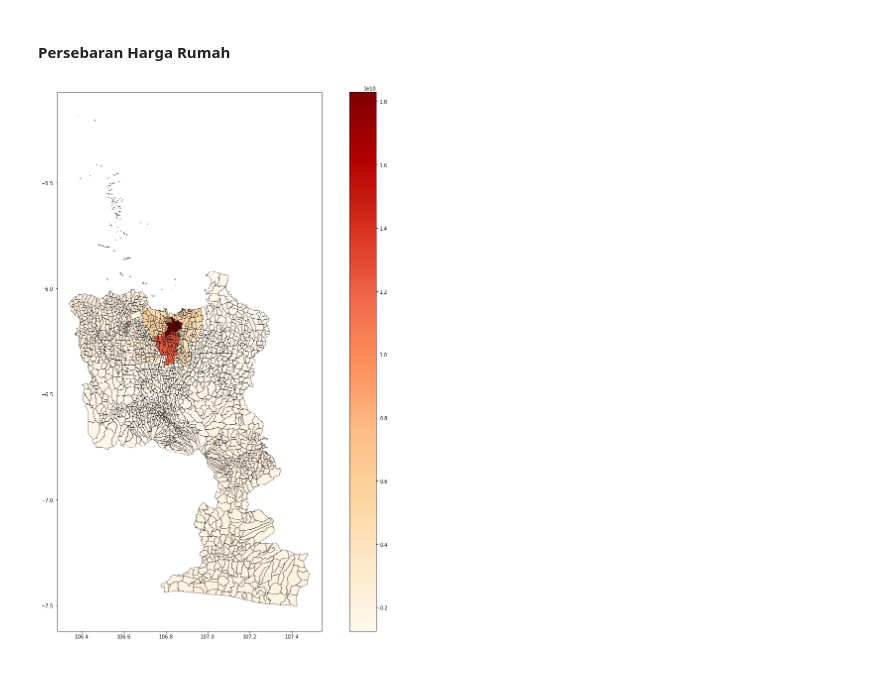
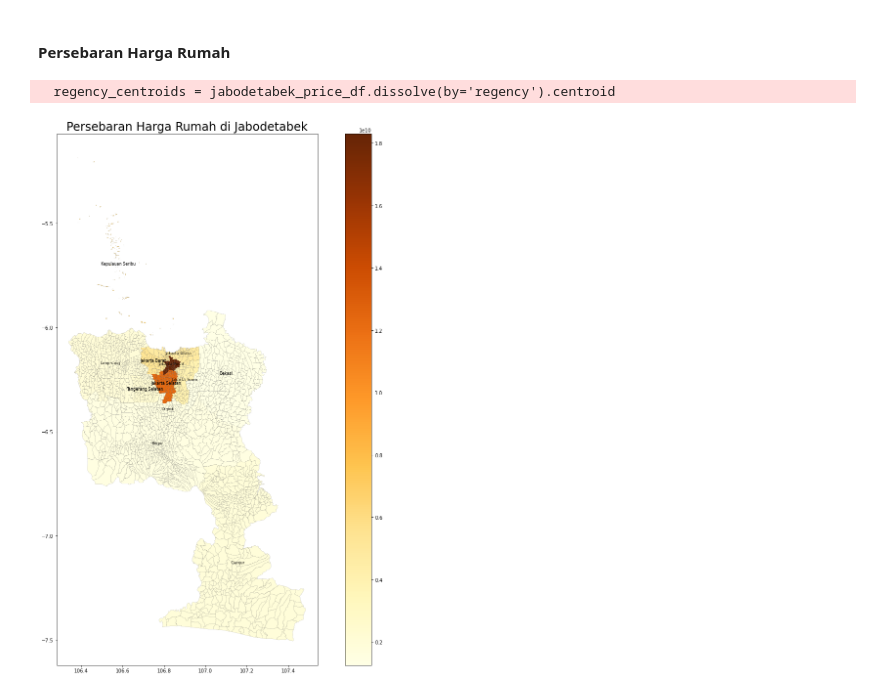
Before and after one commit to geraldabrhm/house-price-scrap-jabodetabek, a Jupyter notebook: analysis/notebook.ipynb, the cells around one changed output. Drawn from its saved outputs; the diff is of its cells as text; code cells hidden in the pictures.

```diff
--- a/analysis/notebook.ipynb
+++ b/analysis/notebook.ipynb
@@ -432,8 +432,15 @@ jabodetabek_df['regency'] = jabodetabek_df['regency'].str.replace('Kota ', '')
 # %%
 fig, ax = plt.subplots(figsize=(20, 20))
 jabodetabek_price_df = jabodetabek_df.merge(df.groupby('location')['price'].mean(), left_on='regency', right_on='location', how='left')
 jabodetabek_price_df['price'] = jabodetabek_price_df['price'].fillna(0)
-jabodetabek_price_df.plot(column='price', ax=ax, legend=True, cmap='OrRd', edgecolor='black', linewidth=0.5)
+jabodetabek_price_df.plot(column='price', ax=ax, legend=True, cmap='YlOrBr', edgecolor='black', linewidth=0.1)
+
+regency_centroids = jabodetabek_price_df.dissolve(by='regency').centroid
+for regency, centroid in regency_centroids.iteritems():
+    ax.annotate(text=regency, xy=(centroid.x, centroid.y), ha='center', fontsize=8)
+
+ax.set_title('Persebaran Harga Rumah di Jabodetabek', fontsize=24)
 plt.show()
 # %% [output]
+  regency_centroids = jabodetabek_price_df.dissolve(by='regency').centroid
-[figure, old version]
+[figure, new version]
```
